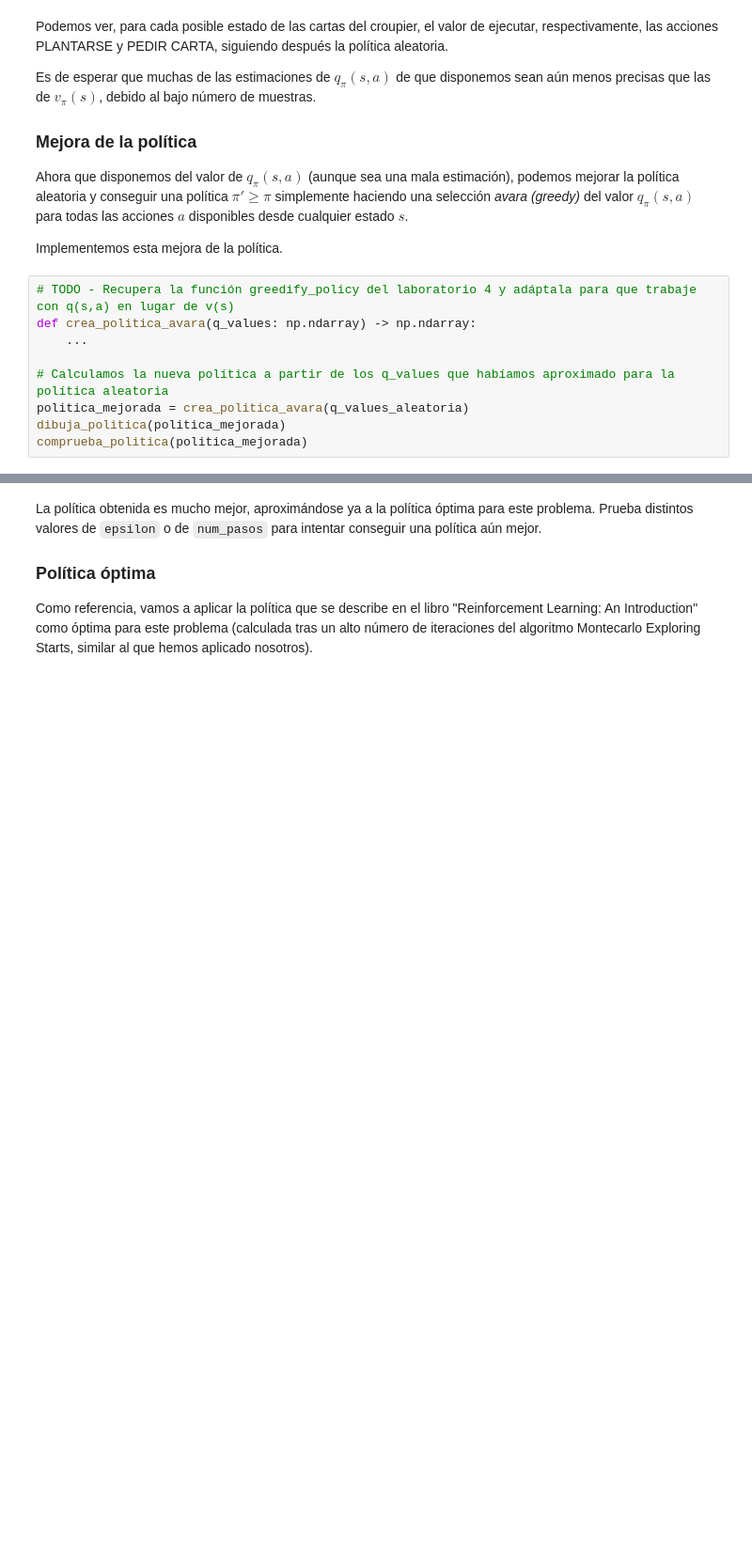
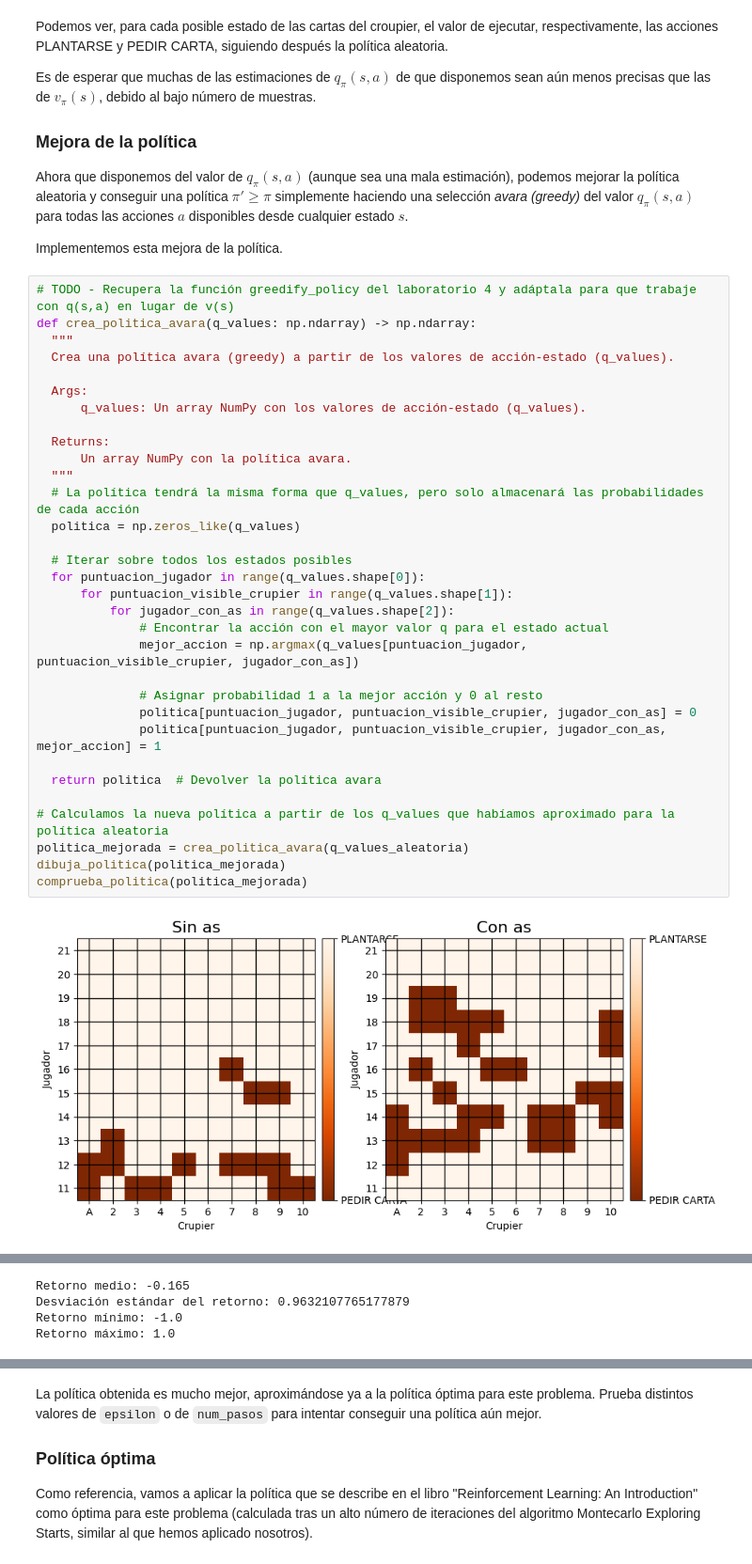
Before and after one commit to EmilioUcelayLojo/AA3, a Jupyter notebook: lab5/lab5.ipynb, the cells around one changed output, grey strips where cells are left out. Shown at 94% size. Saved outputs shown, nothing was run; the diff lists cells and outputs as text; blank space fills up the shorter version.

```diff
--- a/lab5/lab5.ipynb
+++ b/lab5/lab5.ipynb
@@ -328,9 +498,34 @@ Implementemos esta mejora de la política.
 # %%
 # TODO - Recupera la función greedify_policy del laboratorio 4 y adáptala para que trabaje con q(s,a) en lugar de v(s)
 def crea_politica_avara(q_values: np.ndarray) -> np.ndarray:
-    ...
+  """
+  Crea una política avara (greedy) a partir de los valores de acción-estado (q_values).
+
+  Args:
+      q_values: Un array NumPy con los valores de acción-estado (q_values).
+
+  Returns:
+      Un array NumPy con la política avara.
+  """
+  # La política tendrá la misma forma que q_values, pero solo almacenará las probabilidades de cada acción
+  politica = np.zeros_like(q_values)
+
+  # Iterar sobre todos los estados posibles
+  for puntuacion_jugador in range(q_values.shape[0]):
+      for puntuacion_visible_crupier in range(q_values.shape[1]):
+          for jugador_con_as in range(q_values.shape[2]):
+              # Encontrar la acción con el mayor valor q para el estado actual
+              mejor_accion = np.argmax(q_values[puntuacion_jugador, puntuacion_visible_crupier, jugador_con_as])
+
+              # Asignar probabilidad 1 a la mejor acción y 0 al resto
+              politica[puntuacion_jugador, puntuacion_visible_crupier, jugador_con_as] = 0
+              politica[puntuacion_jugador, puntuacion_visible_crupier, jugador_con_as, mejor_accion] = 1
+
+  return politica  # Devolver la política avara
 
 # Calculamos la nueva política a partir de los q_values que habíamos aproximado para la política aleatoria
 politica_mejorada = crea_politica_avara(q_values_aleatoria)
 dibuja_politica(politica_mejorada)
 comprueba_politica(politica_mejorada)
+# %% [output]
+[figure, added]
@@ -337,3 +533,7 @@ comprueba_politica(politica_mejorada)
+Retorno medio: -0.165
+Desviación estándar del retorno: 0.9632107765177879
+Retorno mínimo: -1.0
+Retorno máximo: 1.0
 # %% [markdown]
 Se puede comprobar que la nueva política obtiene mejores resultados que la política aleatoria. Sin embargo, al visualizarla observamos que es bastante 'irregular', lo cual era de esperar conociendo el problema que tenían nuestras estimaciones de $q_\pi(s,a)$ (que utilizamos como fundamento para elegir la nueva política).
 
```
Also changed, not shown: parts of 18 cells of this notebook.
